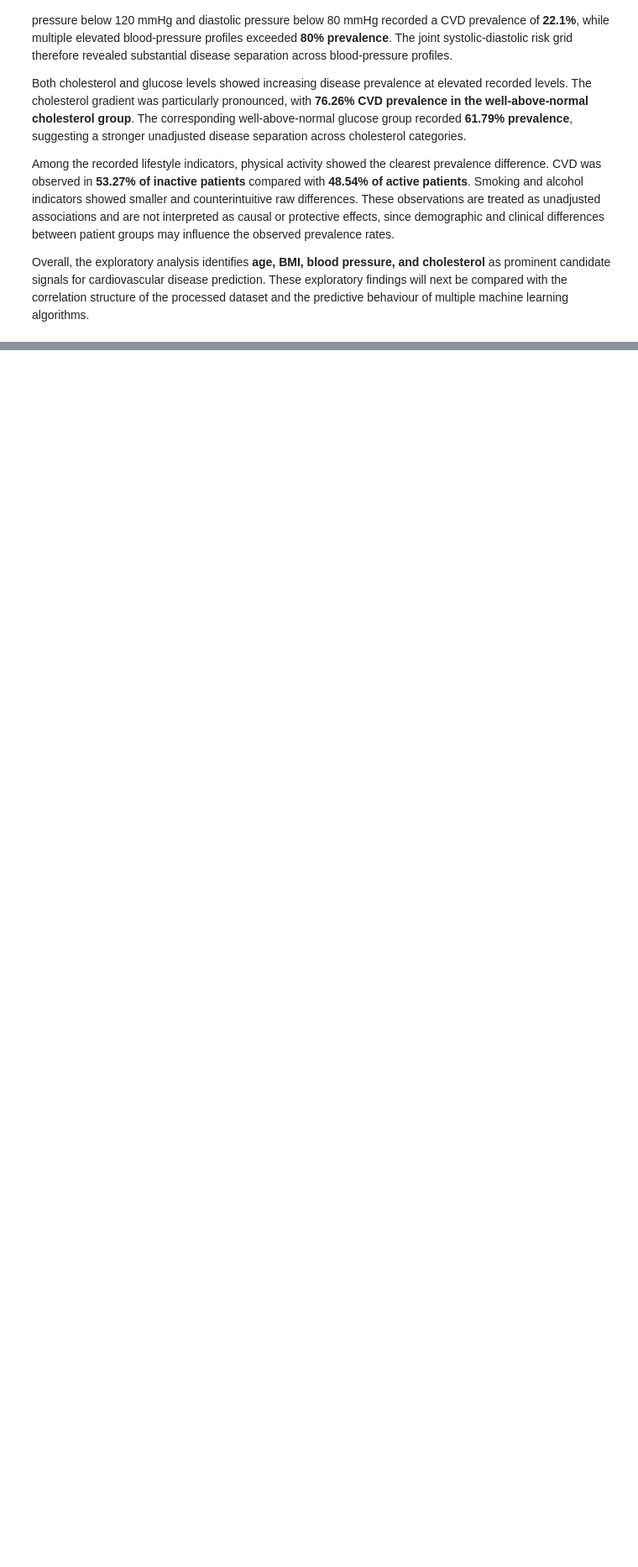
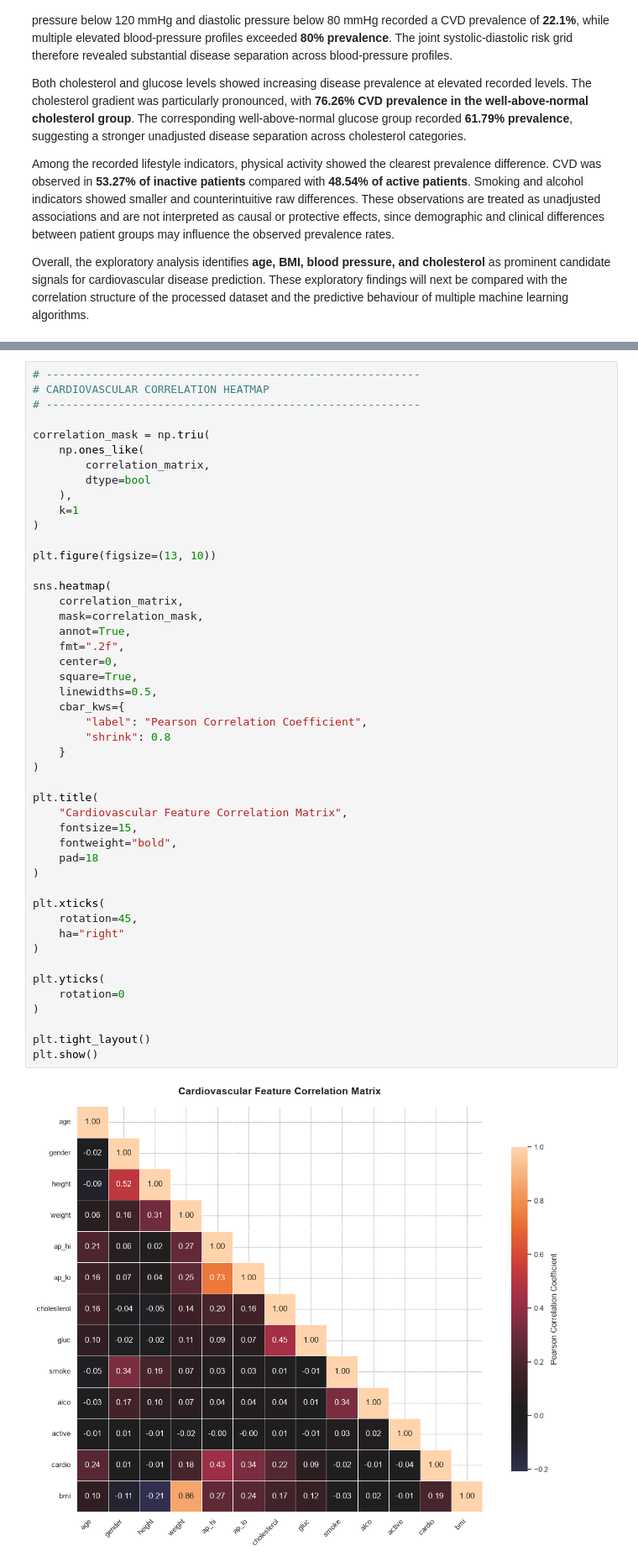
Before and after one commit to ManisshK/cardiovascular-disease-prediction, a Jupyter notebook: Cardiovascular_Disease_Prediction.ipynb, the cells around one changed output, grey strips where cells are left out. Shown at 84% size. Drawn from its saved outputs; the diff is of its cells as text; blank space fills up the shorter version.

Commit message:
Add cardiovascular correlation analysis and target signal ranking

```diff
--- a/Cardiovascular_Disease_Prediction.ipynb
+++ b/Cardiovascular_Disease_Prediction.ipynb
@@ -1324,0 +1440,49 @@ Overall, the exploratory analysis identifies **age, BMI, blood pressure, and cho
+# %%
+# ---------------------------------------------------------
+# CARDIOVASCULAR CORRELATION HEATMAP
+# ---------------------------------------------------------
+
+correlation_mask = np.triu(
+    np.ones_like(
+        correlation_matrix,
+        dtype=bool
+    ),
+    k=1
+)
+
+plt.figure(figsize=(13, 10))
+
+sns.heatmap(
+    correlation_matrix,
+    mask=correlation_mask,
+    annot=True,
+    fmt=".2f",
+    center=0,
+    square=True,
+    linewidths=0.5,
+    cbar_kws={
+        "label": "Pearson Correlation Coefficient",
+        "shrink": 0.8
+    }
+)
+
+plt.title(
+    "Cardiovascular Feature Correlation Matrix",
+    fontsize=15,
+    fontweight="bold",
+    pad=18
+)
+
+plt.xticks(
+    rotation=45,
+    ha="right"
+)
+
+plt.yticks(
+    rotation=0
+)
+
+plt.tight_layout()
+plt.show()
+# %% [output]
+[figure, added]
```
Also changed, not shown: parts of 7 cells of this notebook.
